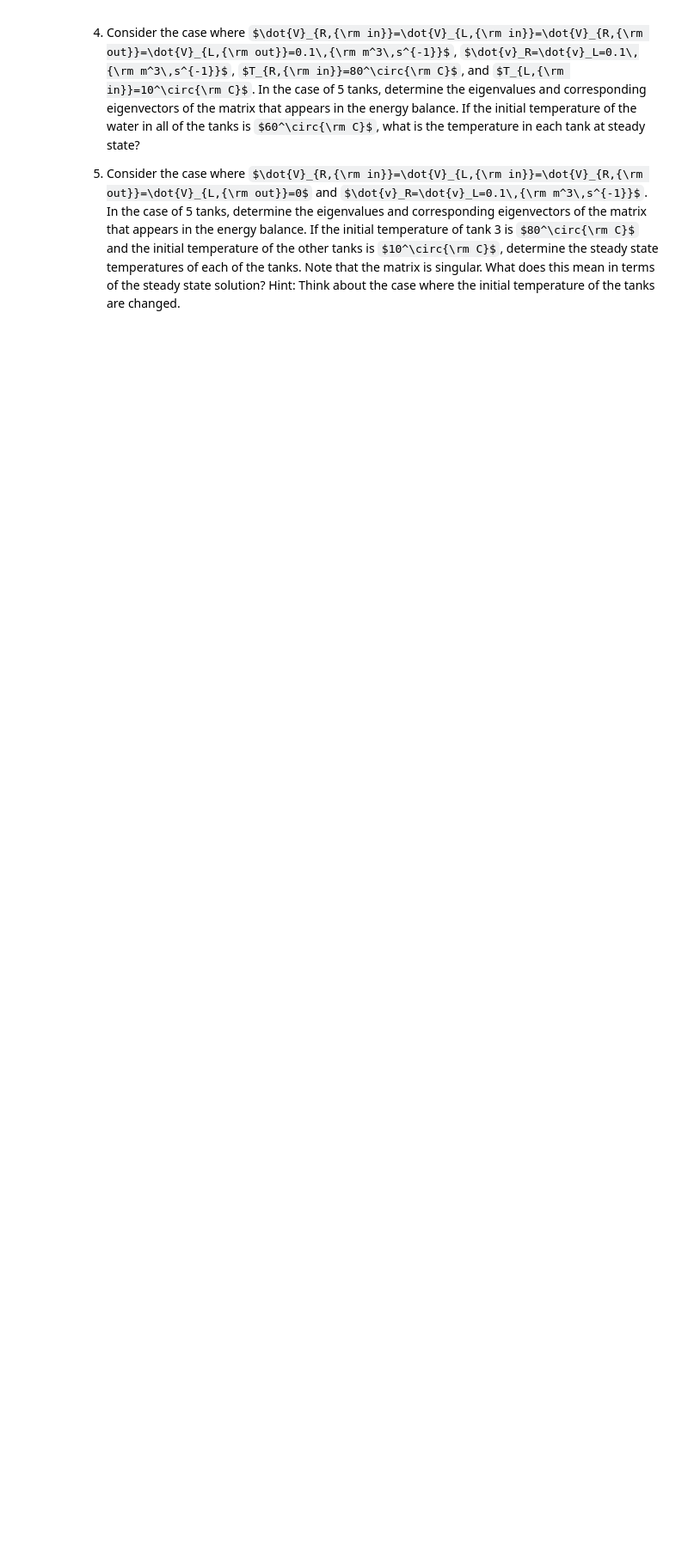
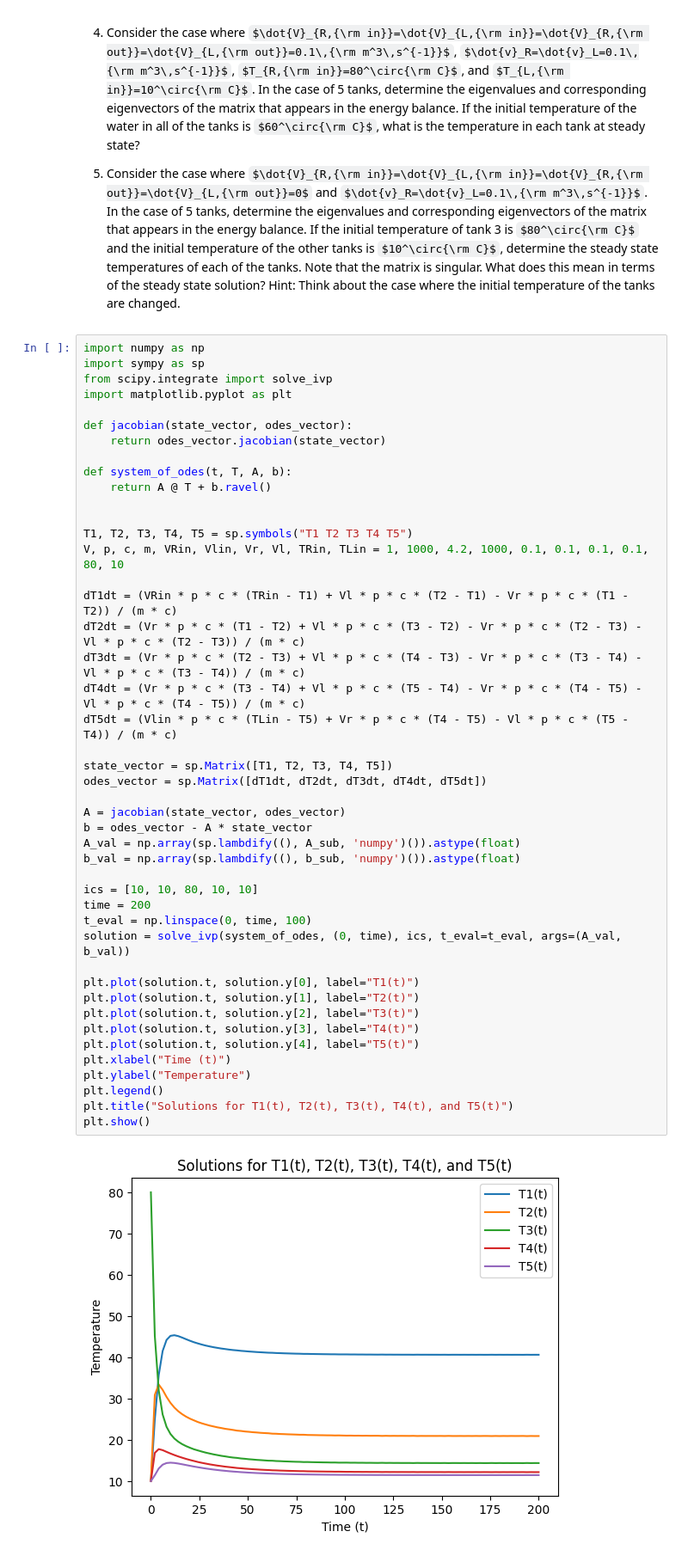
Before and after one commit to vint-j/Chemical-Engineering, a Jupyter notebook: Notebooks/CP213/Tutorial 8.ipynb, the cells around one changed output. Shown: that part at 86% size. Cells and saved outputs as stored; diff of their text form; some formulas as TeX source; blank space fills up the shorter version.

```diff
--- a/Notebooks/CP213/Tutorial 8.ipynb
+++ b/Notebooks/CP213/Tutorial 8.ipynb
@@ -130,3 +130,50 @@ where $\vec{T}$ is the vector of $N$ temperatures, ${\bf A}$ is an $N\times N$ m
 4. Consider the case where $\dot{V}_{R,{\rm in}}=\dot{V}_{L,{\rm in}}=\dot{V}_{R,{\rm out}}=\dot{V}_{L,{\rm out}}=0.1\,{\rm m^3\,s^{-1}}$, $\dot{v}_R=\dot{v}_L=0.1\,{\rm m^3\,s^{-1}}$, $T_{R,{\rm in}}=80^\circ{\rm C}$, and $T_{L,{\rm in}}=10^\circ{\rm C}$.  In the case of 5 tanks, determine the eigenvalues and corresponding eigenvectors of the matrix that appears in the energy balance.  If the initial temperature of the water in all of the tanks is $60^\circ{\rm C}$, what is the temperature in each tank at steady state?
 
 5. Consider the case where $\dot{V}_{R,{\rm in}}=\dot{V}_{L,{\rm in}}=\dot{V}_{R,{\rm out}}=\dot{V}_{L,{\rm out}}=0$ and $\dot{v}_R=\dot{v}_L=0.1\,{\rm m^3\,s^{-1}}$.  In the case of 5 tanks, determine the eigenvalues and corresponding eigenvectors of the matrix that appears in the energy balance.  If the initial temperature of tank 3 is $80^\circ{\rm C}$ and the initial temperature of the other tanks is $10^\circ{\rm C}$, determine the steady state temperatures of each of the tanks.   Note that the matrix is singular.  What does this mean in terms of the steady state solution?  Hint: Think about the case where the initial temperature of the tanks are changed.
+# %%
+import numpy as np
+import sympy as sp
+from scipy.integrate import solve_ivp
+import matplotlib.pyplot as plt
+
+def jacobian(state_vector, odes_vector):
+    return odes_vector.jacobian(state_vector)
+
+def system_of_odes(t, T, A, b):
+    return A @ T + b.ravel()
+
+
+T1, T2, T3, T4, T5 = sp.symbols("T1 T2 T3 T4 T5")
+V, p, c, m, VRin, Vlin, Vr, Vl, TRin, TLin = 1, 1000, 4.2, 1000, 0.1, 0.1, 0.1, 0.1, 80, 10
+
+dT1dt = (VRin * p * c * (TRin - T1) + Vl * p * c * (T2 - T1) - Vr * p * c * (T1 - T2)) / (m * c)
+dT2dt = (Vr * p * c * (T1 - T2) + Vl * p * c * (T3 - T2) - Vr * p * c * (T2 - T3) - Vl * p * c * (T2 - T3)) / (m * c)
+dT3dt = (Vr * p * c * (T2 - T3) + Vl * p * c * (T4 - T3) - Vr * p * c * (T3 - T4) - Vl * p * c * (T3 - T4)) / (m * c)
+dT4dt = (Vr * p * c * (T3 - T4) + Vl * p * c * (T5 - T4) - Vr * p * c * (T4 - T5) - Vl * p * c * (T4 - T5)) / (m * c)
+dT5dt = (Vlin * p * c * (TLin - T5) + Vr * p * c * (T4 - T5) - Vl * p * c * (T5 - T4)) / (m * c)
+
+state_vector = sp.Matrix([T1, T2, T3, T4, T5])
+odes_vector = sp.Matrix([dT1dt, dT2dt, dT3dt, dT4dt, dT5dt])
+
+A = jacobian(state_vector, odes_vector)
+b = odes_vector - A * state_vector
+A_val = np.array(sp.lambdify((), A_sub, 'numpy')()).astype(float)
+b_val = np.array(sp.lambdify((), b_sub, 'numpy')()).astype(float)
+
+ics = [10, 10, 80, 10, 10]
+time = 200
+t_eval = np.linspace(0, time, 100)
+solution = solve_ivp(system_of_odes, (0, time), ics, t_eval=t_eval, args=(A_val, b_val))
+
+plt.plot(solution.t, solution.y[0], label="T1(t)")
+plt.plot(solution.t, solution.y[1], label="T2(t)")
+plt.plot(solution.t, solution.y[2], label="T3(t)")
+plt.plot(solution.t, solution.y[3], label="T4(t)")
+plt.plot(solution.t, solution.y[4], label="T5(t)")
+plt.xlabel("Time (t)")
+plt.ylabel("Temperature")
+plt.legend()
+plt.title("Solutions for T1(t), T2(t), T3(t), T4(t), and T5(t)")
+plt.show()
+# %% [output]
+[figure, added]
```
Also changed, not shown: parts of 7 cells of this notebook.
